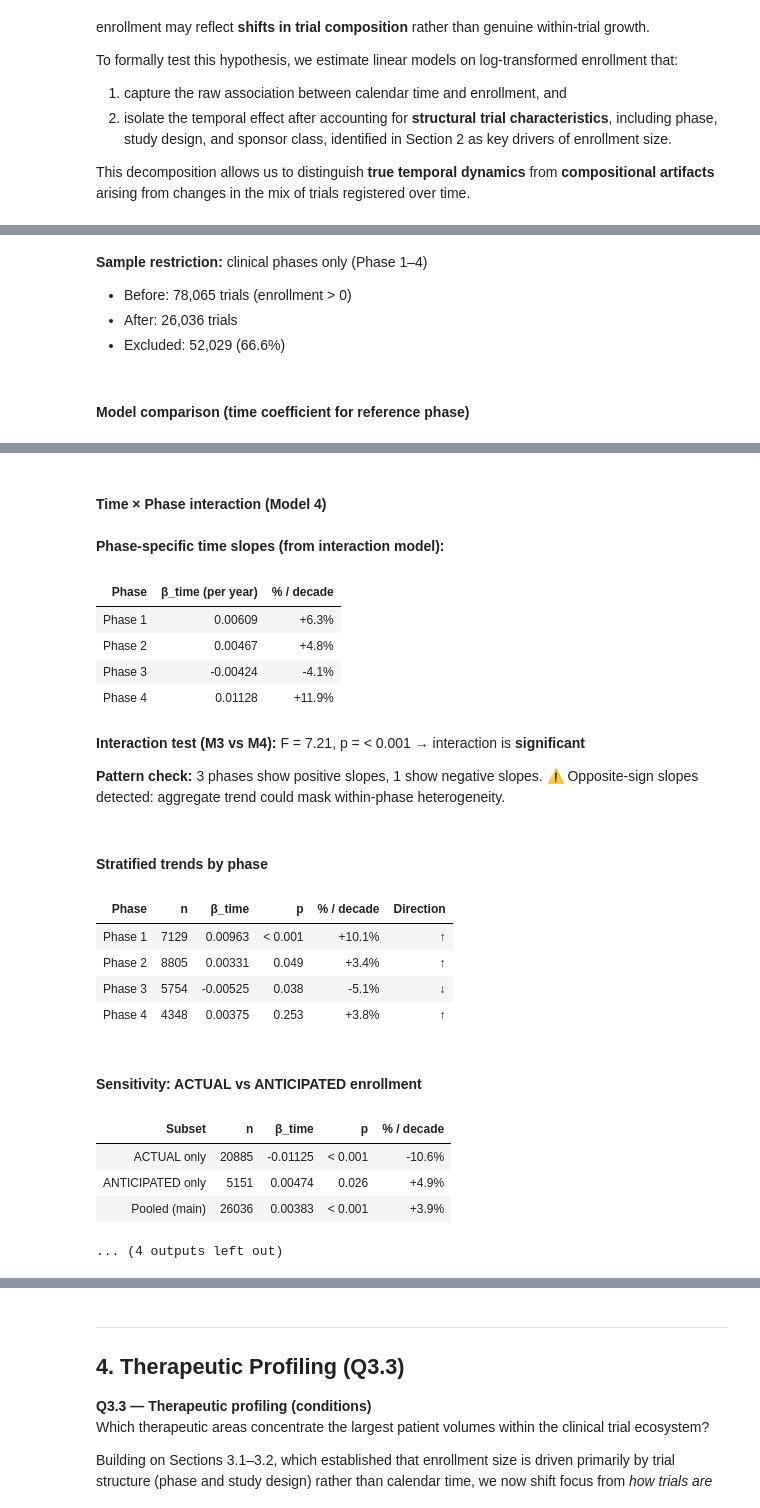
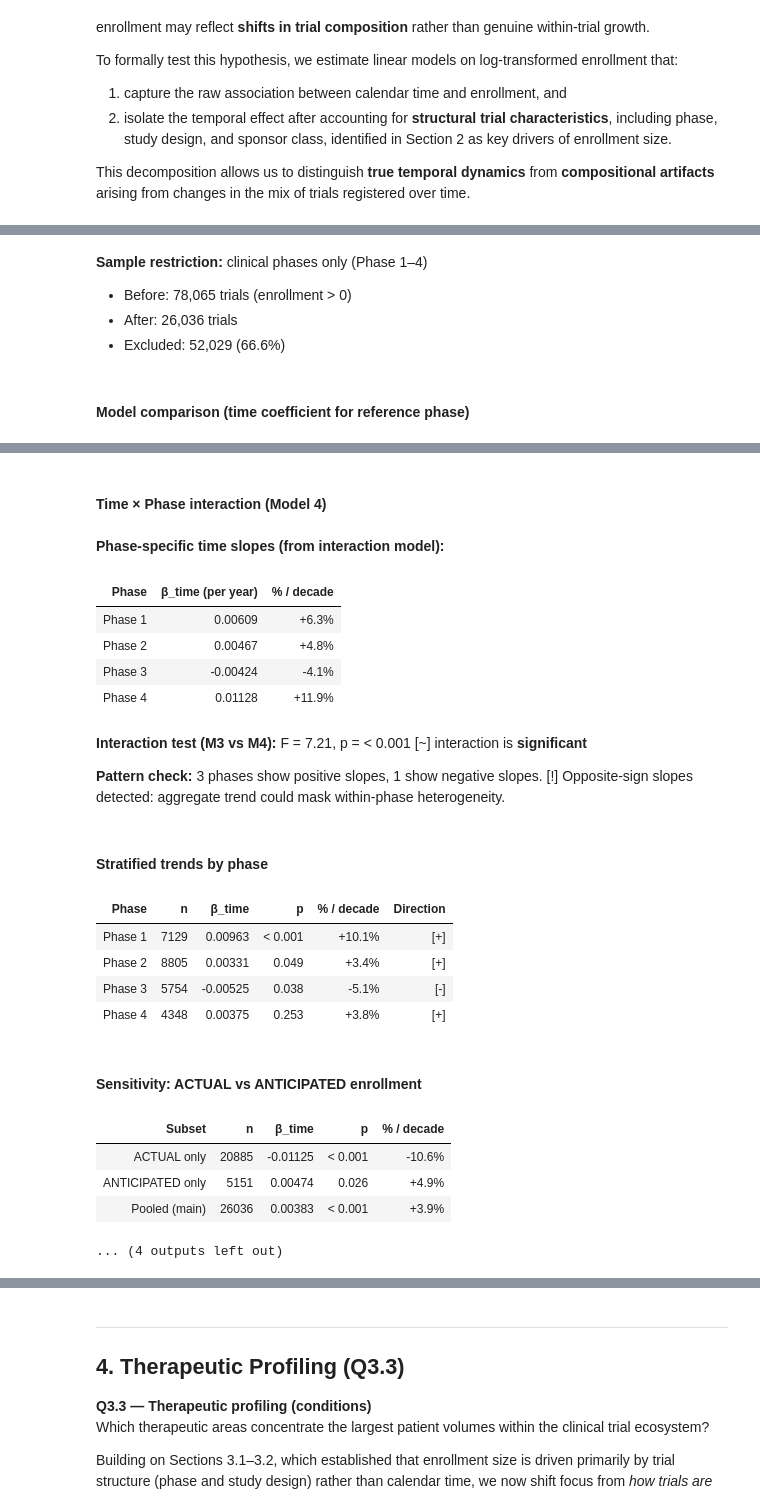
Before and after one commit to Pevicsanch/Clinical-Trial-Analytics, a Jupyter notebook: notebooks/03_enrollment_performance.ipynb, the cells around one changed output, grey strips where cells are left out. Cells and saved outputs as stored; diff of their text form; code cells hidden in the pictures.

```diff
--- a/notebooks/03_enrollment_performance.ipynb
+++ b/notebooks/03_enrollment_performance.ipynb
@@ -2092,10 +2047,10 @@ slopes_negative = sum(1 for s in phase_slopes.values() if s < 0)
 has_opposite = slopes_positive > 0 and slopes_negative > 0
 
 display(Markdown(f"""
-**Interaction test (M3 vs M4):** F = {f_stat:.2f}, p = {f_str} → interaction is **{interaction_sig}**
+**Interaction test (M3 vs M4):** F = {f_stat:.2f}, p = {f_str} [~] interaction is **{interaction_sig}**
 
 **Pattern check:** {slopes_positive} phases show positive slopes, {slopes_negative} show negative slopes.
-{"⚠️ Opposite-sign slopes detected: aggregate trend could mask within-phase heterogeneity." if has_opposite else "All phases show same-direction (or near-zero) trends."}
+{"[!] Opposite-sign slopes detected: aggregate trend could mask within-phase heterogeneity." if has_opposite else "All phases show same-direction (or near-zero) trends."}
 """))
 
 # ----------------------------
@@ -2116,7 +2071,7 @@ for phase in clinical_phases:
             "β_time": beta,
             "p": "< 0.001" if p < 0.001 else f"{p:.3f}",
             "% / decade": (np.exp(beta * 10) - 1) * 100,
-            "Direction": "↑" if beta > 0.001 else ("↓" if beta < -0.001 else "→")
+            "Direction": "[+]" if beta > 0.001 else ("[-]" if beta < -0.001 else "[~]")
         })
 
 strat_df = pd.DataFrame(stratified_results)
@@ -2175,7 +2130,7 @@ if n_actual >= 1000 and n_anticipated >= 1000:
 
     display(Markdown(f"""
 **Sensitivity conclusion:** ACTUAL and ANTICIPATED subsets show {"consistent" if same_sign else "**divergent**"} time trends.
-{"Results are robust to enrollment type." if same_sign else "⚠️ Pooled results may mask differences between target and realized enrollment."}
+{"Results are robust to enrollment type." if same_sign else "[!] Pooled results may mask differences between target and realized enrollment."}
 """))
 else:
     display(Markdown(f"*Insufficient data for sensitivity split (ACTUAL: {n_actual:,}, ANTICIPATED: {n_anticipated:,})*"))
@@ -2224,39 +2179,39 @@ display(Markdown(f"""
 
 We model log(enrollment) to address:
 1. Is there an aggregate time trend after adjusting for composition?
 2. Do time trends **differ by phase** (time×phase interaction)?
 3. Are results robust to separating ACTUAL vs ANTICIPATED enrollment?
 
 Outcome: log(enrollment) for multiplicative interpretation.
 
 **Sample restriction:** clinical phases only (Phase 1–4)
 - Before: 78,065 trials (enrollment > 0)
 - After: 26,036 trials
 - Excluded: 52,029 (66.6%)
 #### Model comparison (time coefficient for reference phase)
 | Model | β_time (per year) | 95% CI | p | % / decade | R² | Adj R² | n |
 | 1) Unadjusted | -0.00705 | [-0.0095, -0.0045] | < 0.001 | -6.8% | 0.001 | 0.001 | 26036 |
 | 2) + Phase | 0.00284 | [0.0007, 0.0050] | 0.009 | +2.9% | 0.251 | 0.250 | 26036 |
 | 3) + Phase + Design + Sponsor | 0.00383 | [0.0017, 0.0059] | < 0.001 | +3.9% | 0.279 | 0.279 | 26036 |
 | 4) + Time×Phase interaction | 0.00609 | [0.0027, 0.0095] | < 0.001 | +6.3% | 0.280 | 0.279 | 26036 |
 #### Time × Phase interaction (Model 4)
 **Phase-specific time slopes (from interaction model):**
 | Phase | β_time (per year) | % / decade |
 | Phase 1 | 0.00609 | +6.3% |
 | Phase 2 | 0.00467 | +4.8% |
 | Phase 3 | -0.00424 | -4.1% |
 | Phase 4 | 0.01128 | +11.9% |
 
-**Interaction test (M3 vs M4):** F = 7.21, p = < 0.001 → interaction is **significant**
+**Interaction test (M3 vs M4):** F = 7.21, p = < 0.001 [~] interaction is **significant**
 
 **Pattern check:** 3 phases show positive slopes, 1 show negative slopes.
-⚠️ Opposite-sign slopes detected: aggregate trend could mask within-phase heterogeneity.
+[!] Opposite-sign slopes detected: aggregate trend could mask within-phase heterogeneity.
 #### Stratified trends by phase
 | Phase | n | β_time | p | % / decade | Direction |
-| Phase 1 | 7129 | 0.00963 | < 0.001 | +10.1% | ↑ |
-| Phase 2 | 8805 | 0.00331 | 0.049 | +3.4% | ↑ |
-| Phase 3 | 5754 | -0.00525 | 0.038 | -5.1% | ↓ |
-| Phase 4 | 4348 | 0.00375 | 0.253 | +3.8% | ↑ |
+| Phase 1 | 7129 | 0.00963 | < 0.001 | +10.1% | [+] |
+| Phase 2 | 8805 | 0.00331 | 0.049 | +3.4% | [+] |
+| Phase 3 | 5754 | -0.00525 | 0.038 | -5.1% | [-] |
+| Phase 4 | 4348 | 0.00375 | 0.253 | +3.8% | [+] |
 #### Sensitivity: ACTUAL vs ANTICIPATED enrollment
 | Subset | n | β_time | p | % / decade |
 | ACTUAL only | 20885 | -0.01125 | < 0.001 | -10.6% |
```
Also changed, not shown: parts of 12 cells of this notebook, 2 other files.
